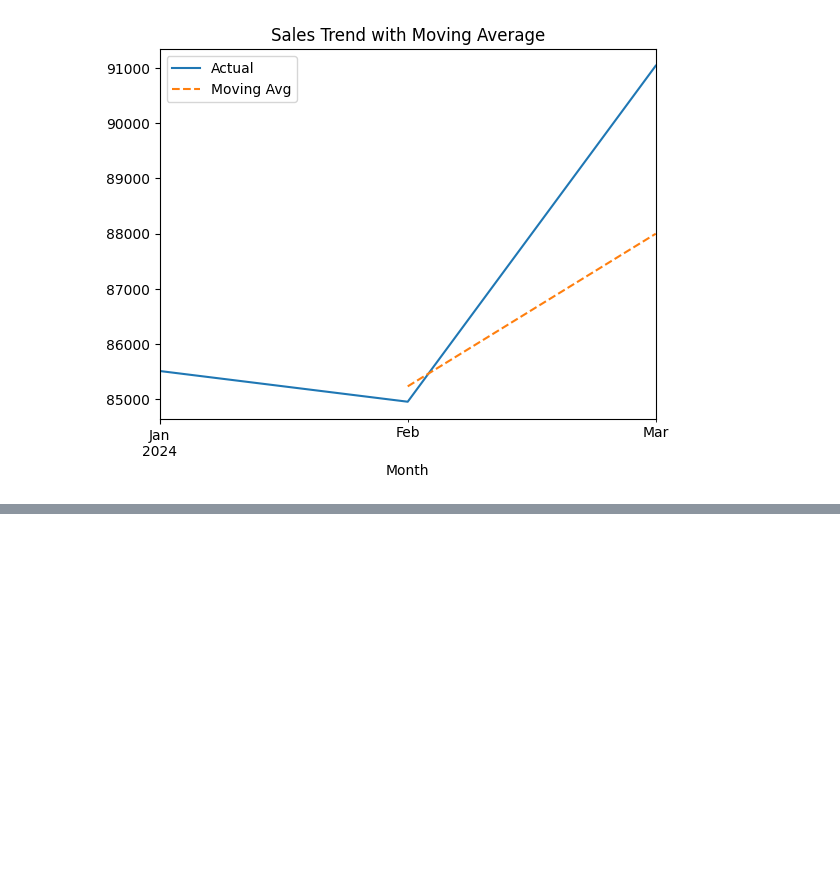
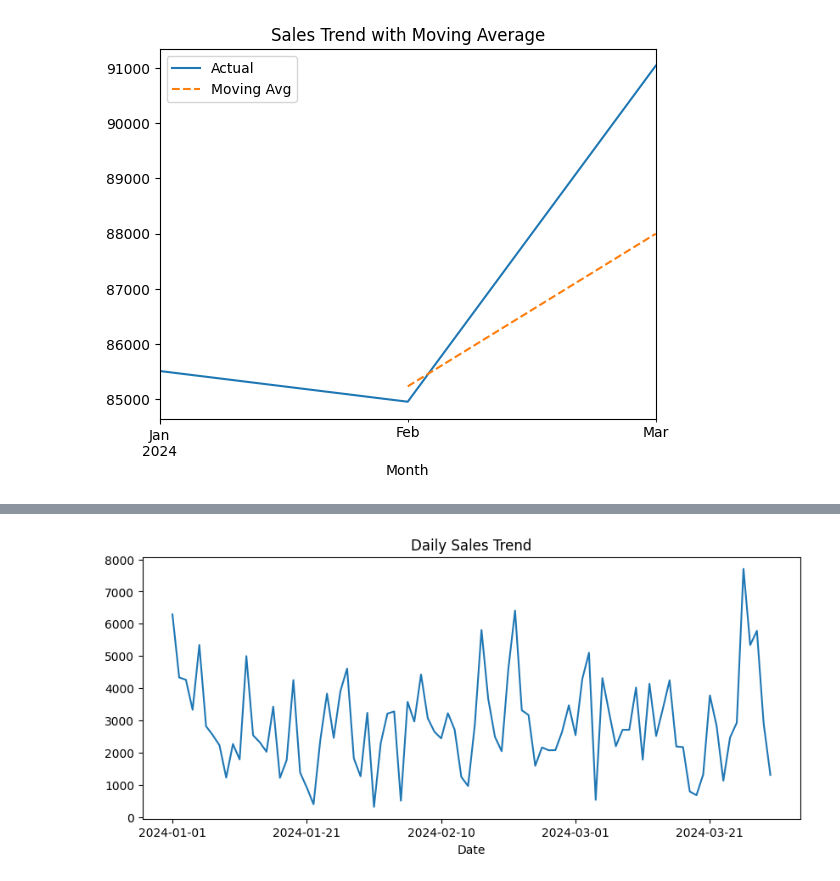
Before and after one commit to manjunathmadri/sales-data-analysis, a Jupyter notebook: notebooks/analysis.ipynb, the cells around one changed output, grey strips where cells are left out. Saved outputs shown, nothing was run; the diff lists cells and outputs as text; code cells hidden in the pictures; blank space fills up the shorter version.

```diff
--- a/notebooks/analysis.ipynb
+++ b/notebooks/analysis.ipynb
@@ -159,0 +181,8 @@ plt.show()
+# %%
+# Daily Sales Trend
+daily_sales = df.groupby("Date")["Sales"].sum()
+
+daily_sales.plot(figsize=(10,4), title="Daily Sales Trend")
+plt.show()
+# %% [output]
+[figure, added]
```
Also changed, not shown: parts of 4 cells of this notebook.
